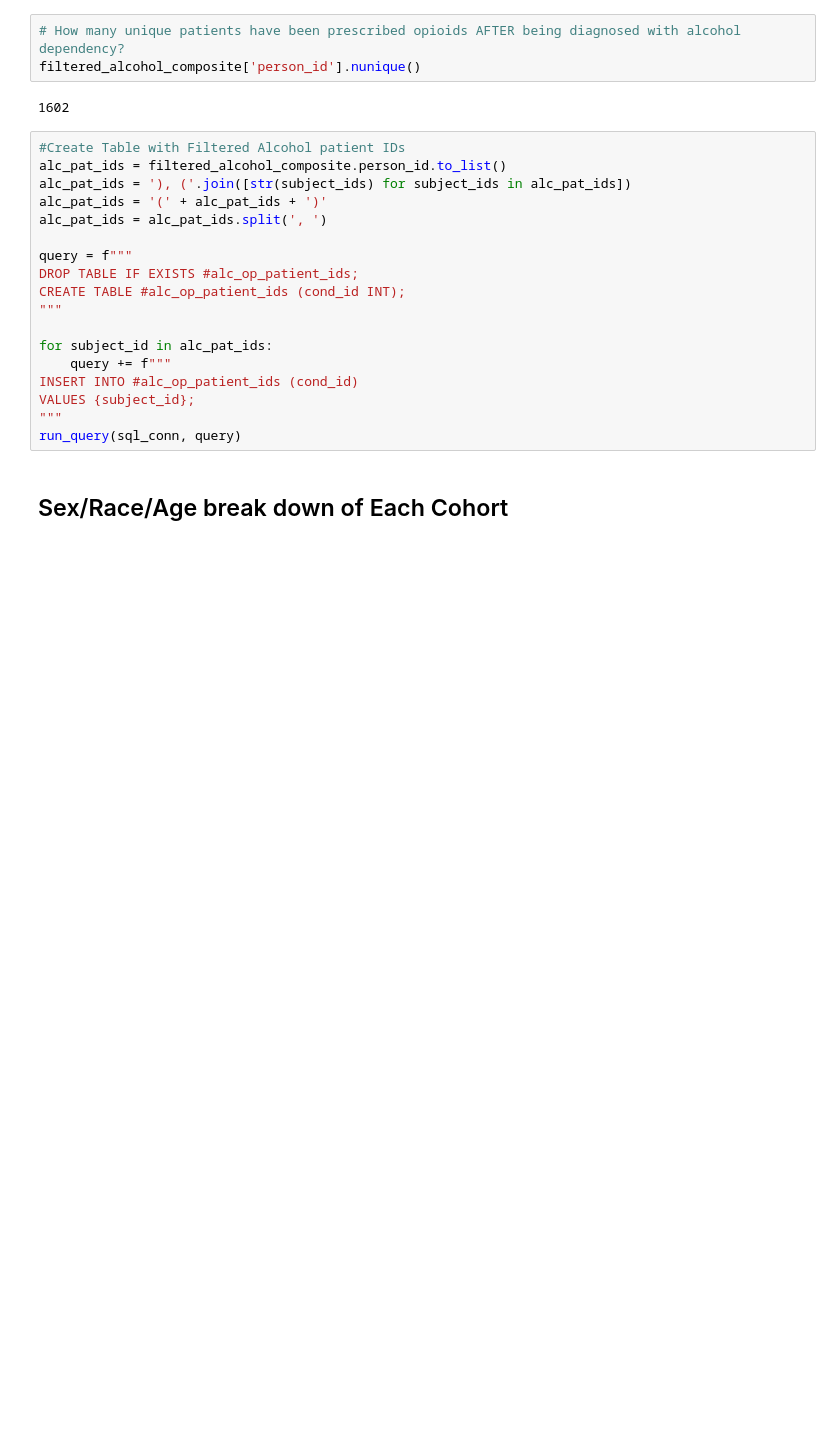
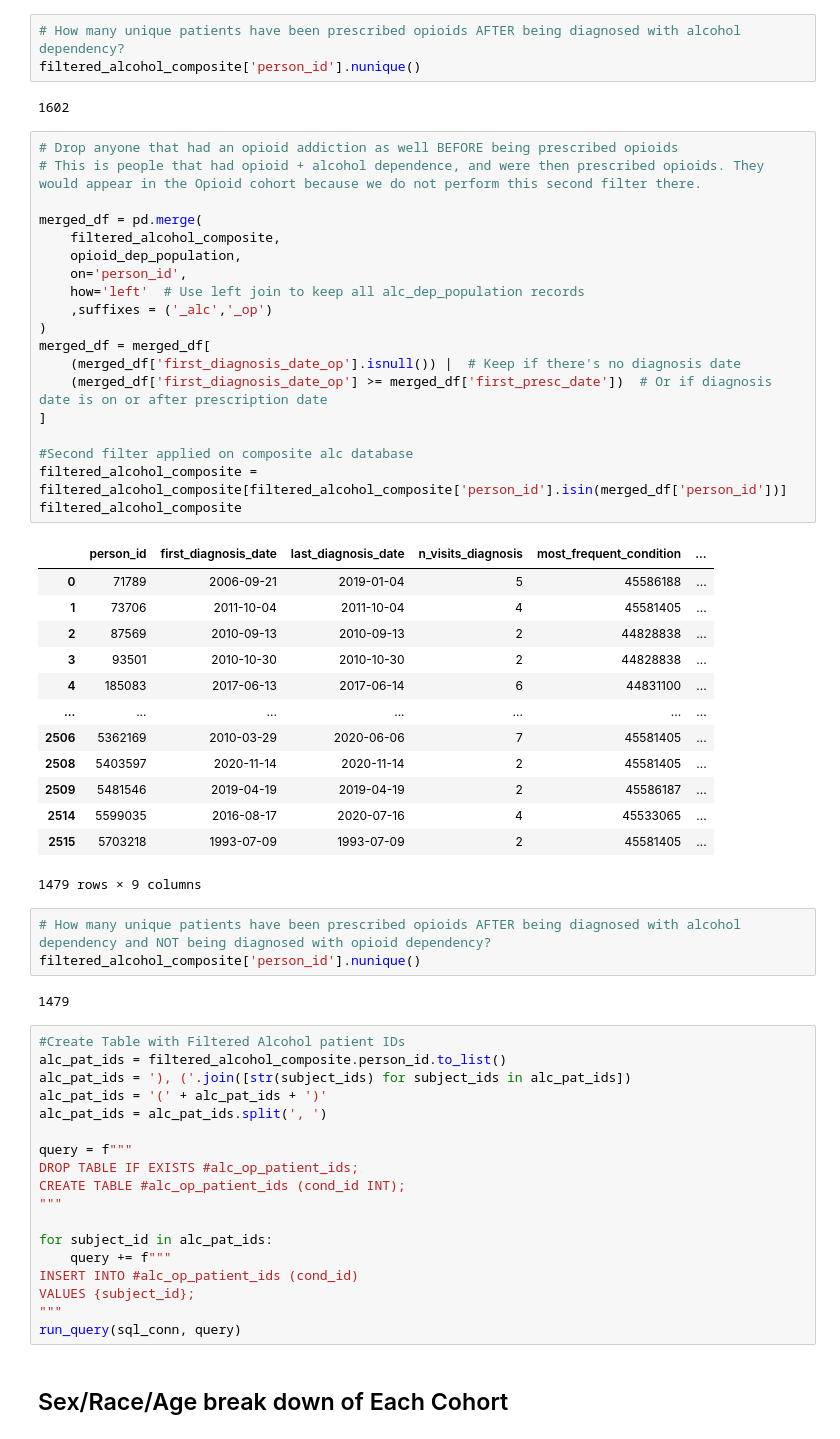
Before and after one commit to sanjayontheweb/SergioRotation, a Jupyter notebook: AddictionEHRQuery.ipynb, the cells around one changed output. Drawn from its saved outputs; the diff is of its cells as text; blank space fills up the shorter version.

```diff
--- a/AddictionEHRQuery.ipynb
+++ b/AddictionEHRQuery.ipynb
@@ -253,6 +416,44 @@ filtered_alcohol_composite
 filtered_alcohol_composite['person_id'].nunique()
 # %% [output]
 1602
+# %%
+# Drop anyone that had an opioid addiction as well BEFORE being prescribed opioids
+# This is people that had opioid + alcohol dependence, and were then prescribed opioids. They would appear in the Opioid cohort because we do not perform this second filter there.
+
+merged_df = pd.merge(
+    filtered_alcohol_composite,
+    opioid_dep_population,
+    on='person_id',
+    how='left'  # Use left join to keep all alc_dep_population records
+    ,suffixes = ('_alc','_op')
+)
+merged_df = merged_df[
+    (merged_df['first_diagnosis_date_op'].isnull()) |  # Keep if there's no diagnosis date
+    (merged_df['first_diagnosis_date_op'] >= merged_df['first_presc_date'])  # Or if diagnosis date is on or after prescription date
+]
+
+#Second filter applied on composite alc database
+filtered_alcohol_composite = filtered_alcohol_composite[filtered_alcohol_composite['person_id'].isin(merged_df['person_id'])]
+filtered_alcohol_composite
+# %% [output]
+|  | person_id | first_diagnosis_date | last_diagnosis_date | n_visits_diagnosis | most_frequent_condition | ... |
+| 0 | 71789 | 2006-09-21 | 2019-01-04 | 5 | 45586188 | ... |
+| 1 | 73706 | 2011-10-04 | 2011-10-04 | 4 | 45581405 | ... |
+| 2 | 87569 | 2010-09-13 | 2010-09-13 | 2 | 44828838 | ... |
+| 3 | 93501 | 2010-10-30 | 2010-10-30 | 2 | 44828838 | ... |
+| 4 | 185083 | 2017-06-13 | 2017-06-14 | 6 | 44831100 | ... |
+| ... | ... | ... | ... | ... | ... | ... |
+| 2506 | 5362169 | 2010-03-29 | 2020-06-06 | 7 | 45581405 | ... |
+| 2508 | 5403597 | 2020-11-14 | 2020-11-14 | 2 | 45581405 | ... |
+| 2509 | 5481546 | 2019-04-19 | 2019-04-19 | 2 | 45586187 | ... |
+| 2514 | 5599035 | 2016-08-17 | 2020-07-16 | 4 | 45533065 | ... |
+| 2515 | 5703218 | 1993-07-09 | 1993-07-09 | 2 | 45581405 | ... |
+1479 rows × 9 columns
+# %%
+# How many unique patients have been prescribed opioids AFTER being diagnosed with alcohol dependency and NOT being diagnosed with opioid dependency?
+filtered_alcohol_composite['person_id'].nunique()
+# %% [output]
+1479
 # %%
 #Create Table with Filtered Alcohol patient IDs
 alc_pat_ids = filtered_alcohol_composite.person_id.to_list()
```
Also changed, not shown: parts of 9 cells of this notebook.
